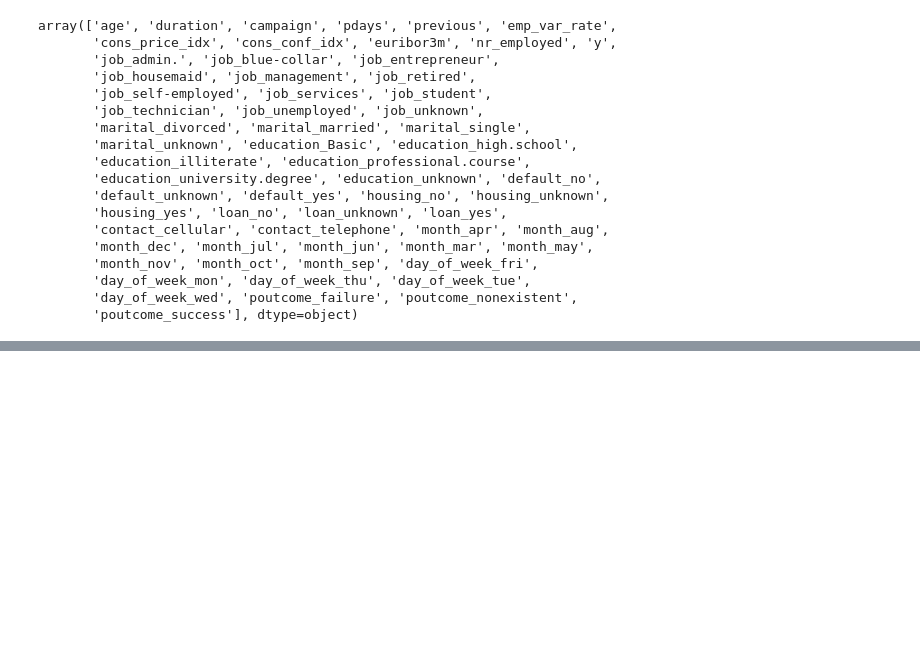
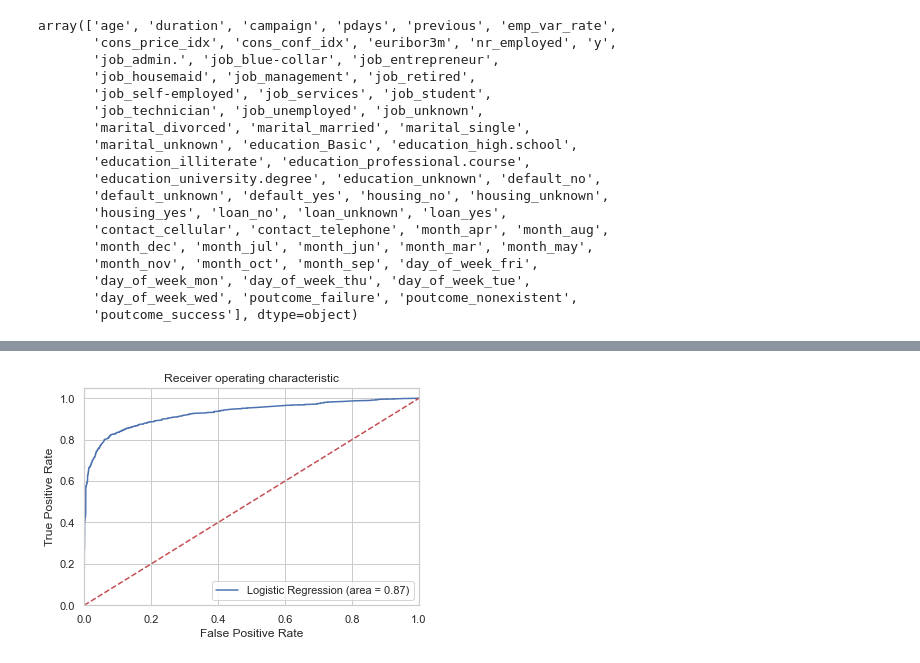
Before and after one commit to shailendra0408/ML, a Jupyter notebook: regression/logisticRegressionExm.ipynb, the cells around one changed output, grey strips where cells are left out. Cells and saved outputs as stored; diff of their text form; code cells hidden in the pictures; blank space fills up the shorter version.

Commit message:
completed the code. Smote, RFE and confusion matrix and ROC curve are the few more interesting learnings in this code

```diff
--- a/regression/logisticRegressionExm.ipynb
+++ b/regression/logisticRegressionExm.ipynb
@@ -194,0 +210,15 @@ array(['age', 'duration', 'campaign', 'pdays', 'previous', 'emp_var_rate',
+# %%
+X = data_final.loc[:, data_final.columns != 'y']
+y = data_final.loc[:, data_final.columns == 'y']
+os = SMOTE(random_state=0)
+X_train, X_test, y_train, y_test = train_test_split(X, y, test_size=0.3, random_state=0)
+columns = X_train.columns
+os_data_X,os_data_y=os.fit_resample(X_train, y_train)
+os_data_X = pd.DataFrame(data=os_data_X,columns=columns )
+os_data_y= pd.DataFrame(data=os_data_y,columns=['y'])
+# we can Check the numbers of our data
+print("length of oversampled data is ",len(os_data_X))
+print("Number of no subscription in oversampled data",len(os_data_y[os_data_y['y']==0]))
+print("Number of subscription",len(os_data_y[os_data_y['y']==1]))
+print("Proportion of no subscription data in oversampled data is ",len(os_data_y[os_data_y['y']==0])/len(os_data_X))
+print("Proportion of subscription data in oversampled data is ",len(os_data_y[os_data_y['y']==1])/len(os_data_X))
@@ -194,0 +298,10 @@ array(['age', 'duration', 'campaign', 'pdays', 'previous', 'emp_var_rate',
+# %%
+cols=['euribor3m', 'job_blue-collar', 'job_housemaid', 'marital_unknown', 'default_no', 'default_unknown',
+      'contact_cellular', 'contact_telephone', 'month_apr', 'month_aug', 'month_dec', 'month_jul', 'month_jun', 'month_mar',
+      'month_may', 'month_nov', 'month_oct', "poutcome_failure", "poutcome_success"]
+
+X=os_data_X[cols]
+y=os_data_y['y']
+logit_model=sm.Logit(y,X)
+result=logit_model.fit()
+print(result.summary2())
@@ -194,0 +326,4 @@ array(['age', 'duration', 'campaign', 'pdays', 'previous', 'emp_var_rate',
+# %%
+X_train, X_test, y_train, y_test = train_test_split(X, y, test_size=0.3, random_state=0)
+logreg = LogisticRegression()
+logreg.fit(X_train, y_train)
@@ -194,0 +361,16 @@ array(['age', 'duration', 'campaign', 'pdays', 'previous', 'emp_var_rate',
+# %%
+logit_roc_auc = roc_auc_score(y_test, logreg.predict(X_test))
+fpr, tpr, thresholds = roc_curve(y_test, logreg.predict_proba(X_test)[:,1])
+plt.figure()
+plt.plot(fpr, tpr, label='Logistic Regression (area = %0.2f)' % logit_roc_auc)
+plt.plot([0, 1], [0, 1],'r--')
+plt.xlim([0.0, 1.0])
+plt.ylim([0.0, 1.05])
+plt.xlabel('False Positive Rate')
+plt.ylabel('True Positive Rate')
+plt.title('Receiver operating characteristic')
+plt.legend(loc="lower right")
+plt.savefig('Log_ROC')
+plt.show()
+# %% [output]
+[figure, added]
```
Also changed, not shown: parts of 13 cells of this notebook.
